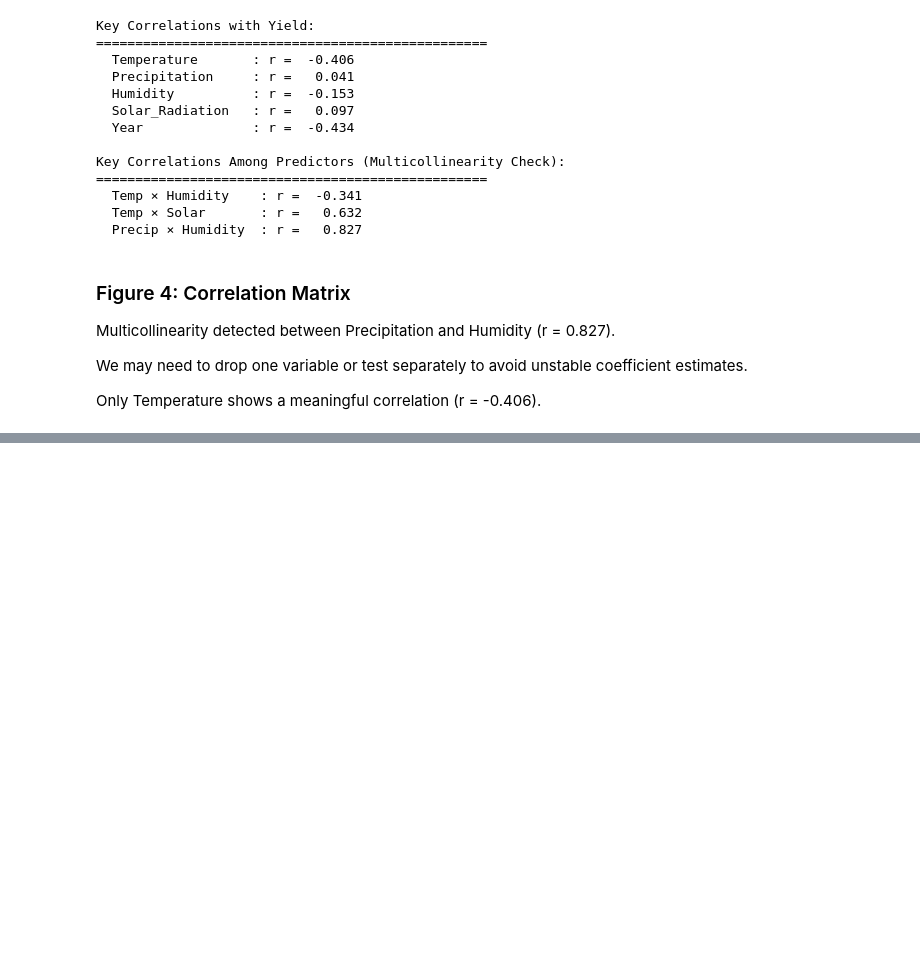
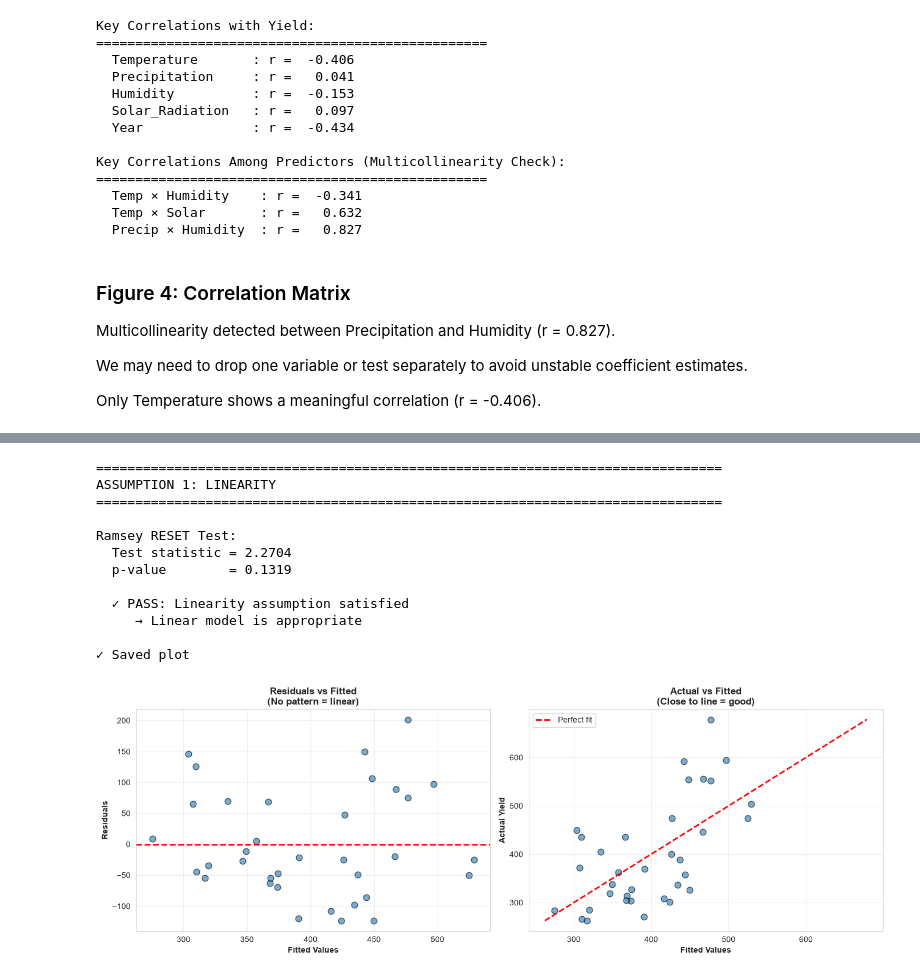
Before and after one commit to DoreenMolly/kenya-coffee-research, a Jupyter notebook: notebooks/data_analysis.ipynb, the cells around one changed output, grey strips where cells are left out. Cells and saved outputs as stored; diff of their text form; code cells hidden in the pictures; blank space fills up the shorter version.

Commit message:
"Models"

```diff
--- a/notebooks/data_analysis.ipynb
+++ b/notebooks/data_analysis.ipynb
@@ -793,0 +962,63 @@ Only Temperature shows a meaningful correlation (r = -0.406).
+# %%
+print("="*80)
+print("ASSUMPTION 1: LINEARITY")
+print("="*80)
+
+# Ramsey RESET test
+reset_test = linear_reset(model, power=2)
+
+# Extract values (they're already scalars)
+test_stat = reset_test.statistic
+pval = reset_test.pvalue
+
+print(f"\nRamsey RESET Test:")
+print(f"  Test statistic = {test_stat:.4f}")
+print(f"  p-value        = {pval:.4f}")
+
+if pval > 0.05:
+    print(f"\n  ✓ PASS: Linearity assumption satisfied")
+    print(f"     → Linear model is appropriate")
+else:
+    print(f"\n  ✗ FAIL: Non-linearity detected")
+    print(f"     → Consider quadratic terms or transformations")
+
+# Visual check
+fig, axes = plt.subplots(1, 2, figsize=(14, 5))
+
+# Residuals vs Fitted
+axes[0].scatter(fitted_values, residuals, alpha=0.6, s=60, edgecolors='black')
+axes[0].axhline(0, color='red', linestyle='--', linewidth=2)
+axes[0].set_xlabel('Fitted Values', fontweight='bold')
+axes[0].set_ylabel('Residuals', fontweight='bold')
+axes[0].set_title('Residuals vs Fitted\n(No pattern = linear)', fontweight='bold')
+axes[0].grid(True, alpha=0.3)
+
+# Actual vs Fitted
+axes[1].scatter(fitted_values, y, alpha=0.6, s=60, edgecolors='black')
+axes[1].plot([y.min(), y.max()], [y.min(), y.max()], 'r--', linewidth=2,
+             label='Perfect fit')
+axes[1].set_xlabel('Fitted Values', fontweight='bold')
+axes[1].set_ylabel('Actual Yield', fontweight='bold')
+axes[1].set_title('Actual vs Fitted\n(Close to line = good)', fontweight='bold')
+axes[1].legend()
+axes[1].grid(True, alpha=0.3)
+
+plt.tight_layout()
+plt.savefig('/Users/dwanjiru/projects/kenya-coffee-research/reports/03_assumption1_linearity.png',
+            dpi=300, bbox_inches='tight')
+print("\n✓ Saved plot")
+plt.show()
+# %% [output]
+================================================================================
+ASSUMPTION 1: LINEARITY
+================================================================================
+
+Ramsey RESET Test:
+  Test statistic = 2.2704
+  p-value        = 0.1319
+
+  ✓ PASS: Linearity assumption satisfied
+     → Linear model is appropriate
+
+✓ Saved plot
+[figure, added]
```
Also changed, not shown: parts of 22 cells of this notebook, 5 other files.
